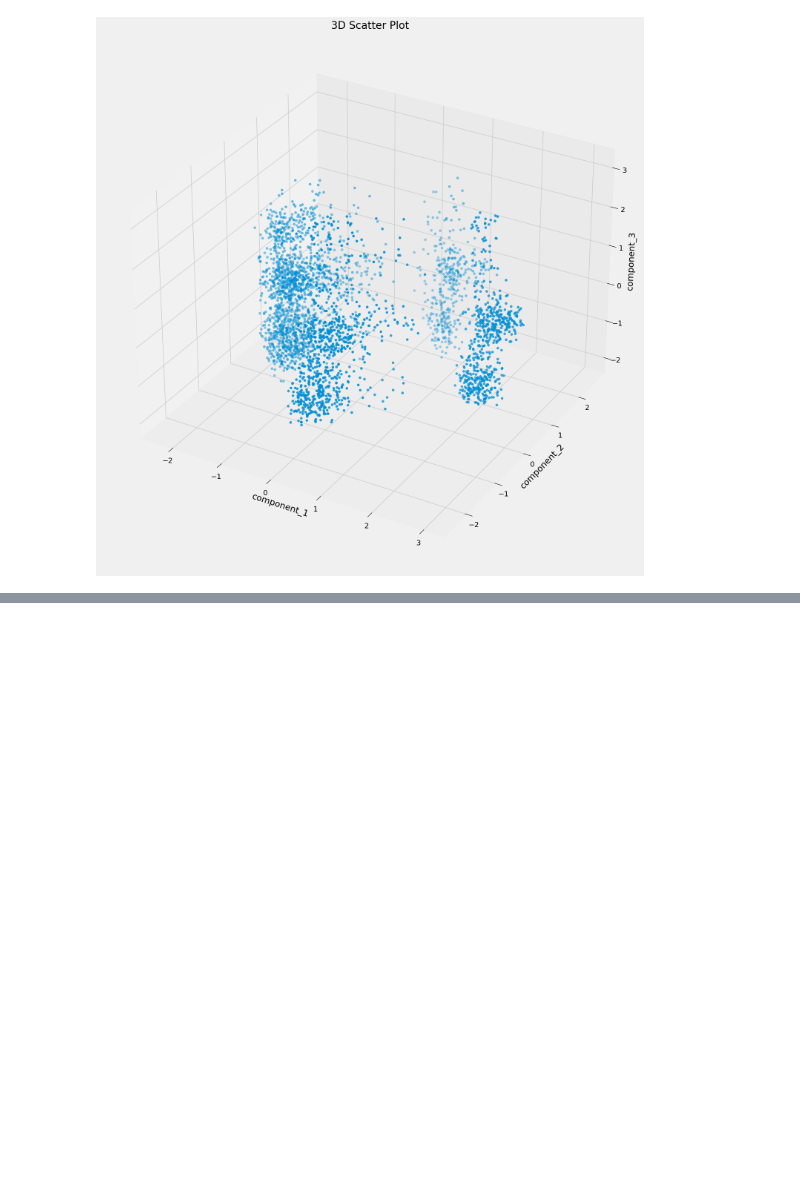
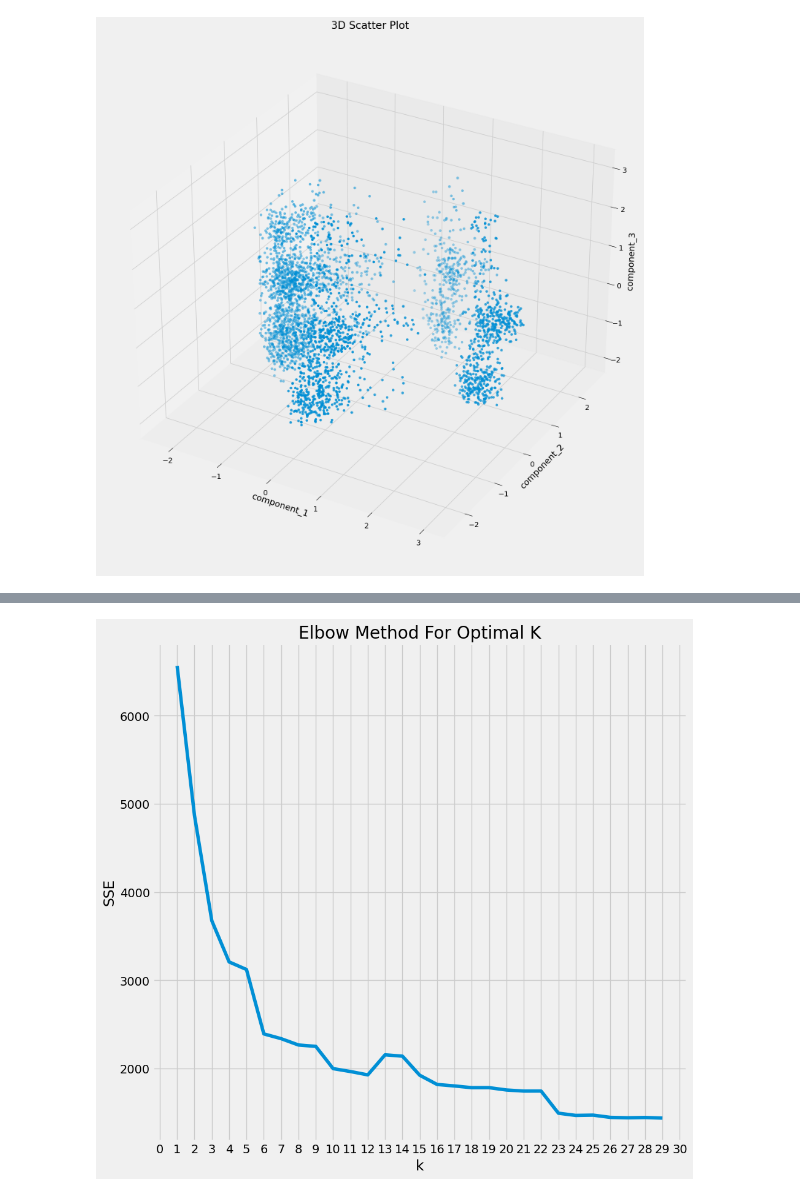
Before and after one commit to mawada-sweis/Clustering-Analysis, a Jupyter notebook: notebooks/algorithms/k-means.ipynb, the cells around one changed output, grey strips where cells are left out. Saved outputs shown, nothing was run; the diff lists cells and outputs as text; code cells hidden in the pictures; blank space fills up the shorter version.

```diff
--- a/notebooks/algorithms/k-means.ipynb
+++ b/notebooks/algorithms/k-means.ipynb
@@ -182,0 +259,4 @@ plt.show()
+# %%
+plot_elbow(components_df.drop(columns = ["predicted_cluster"]), KMedoids, 30)
+# %% [output]
+[figure, added]
```
Also changed, not shown: parts of 26 cells of this notebook, 2 other files.
